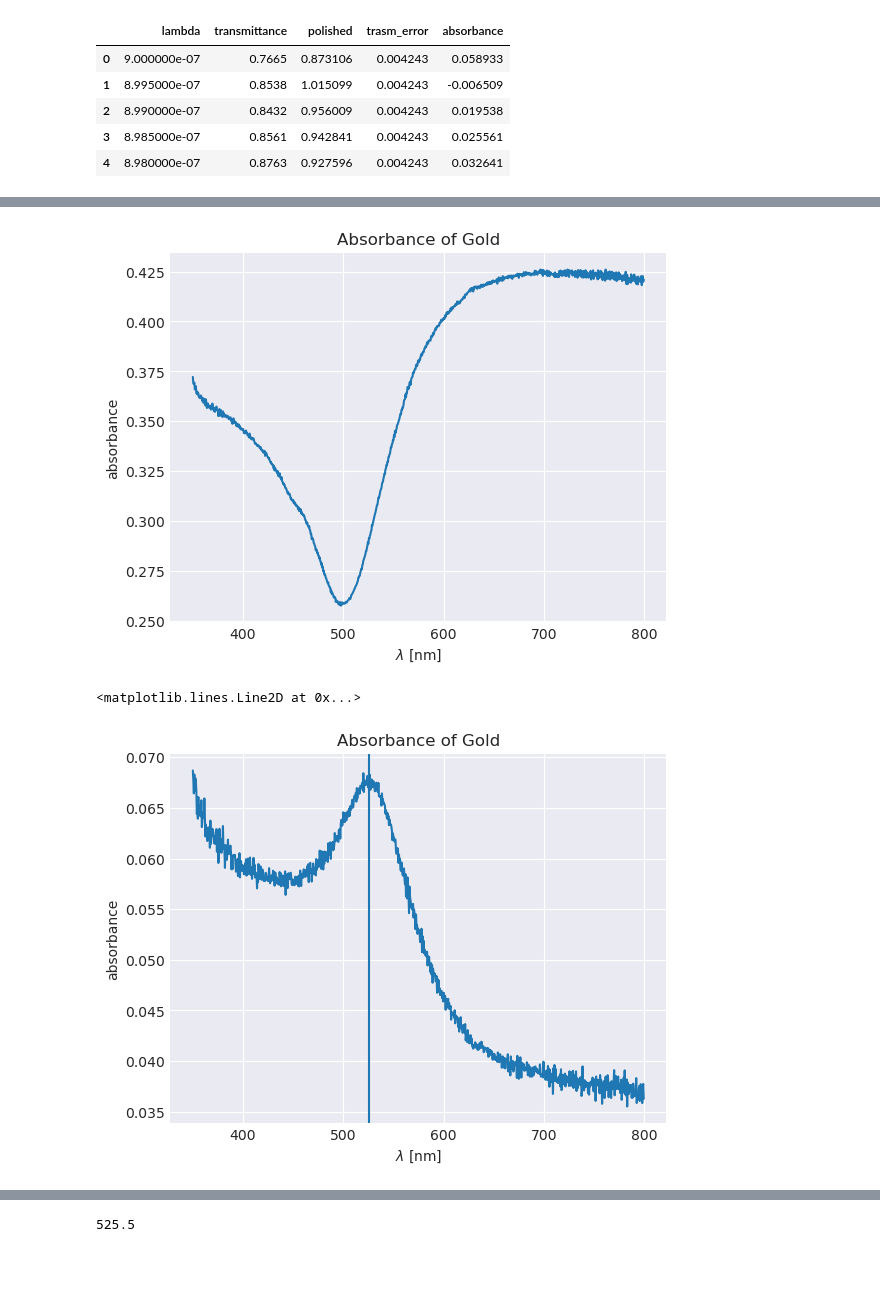
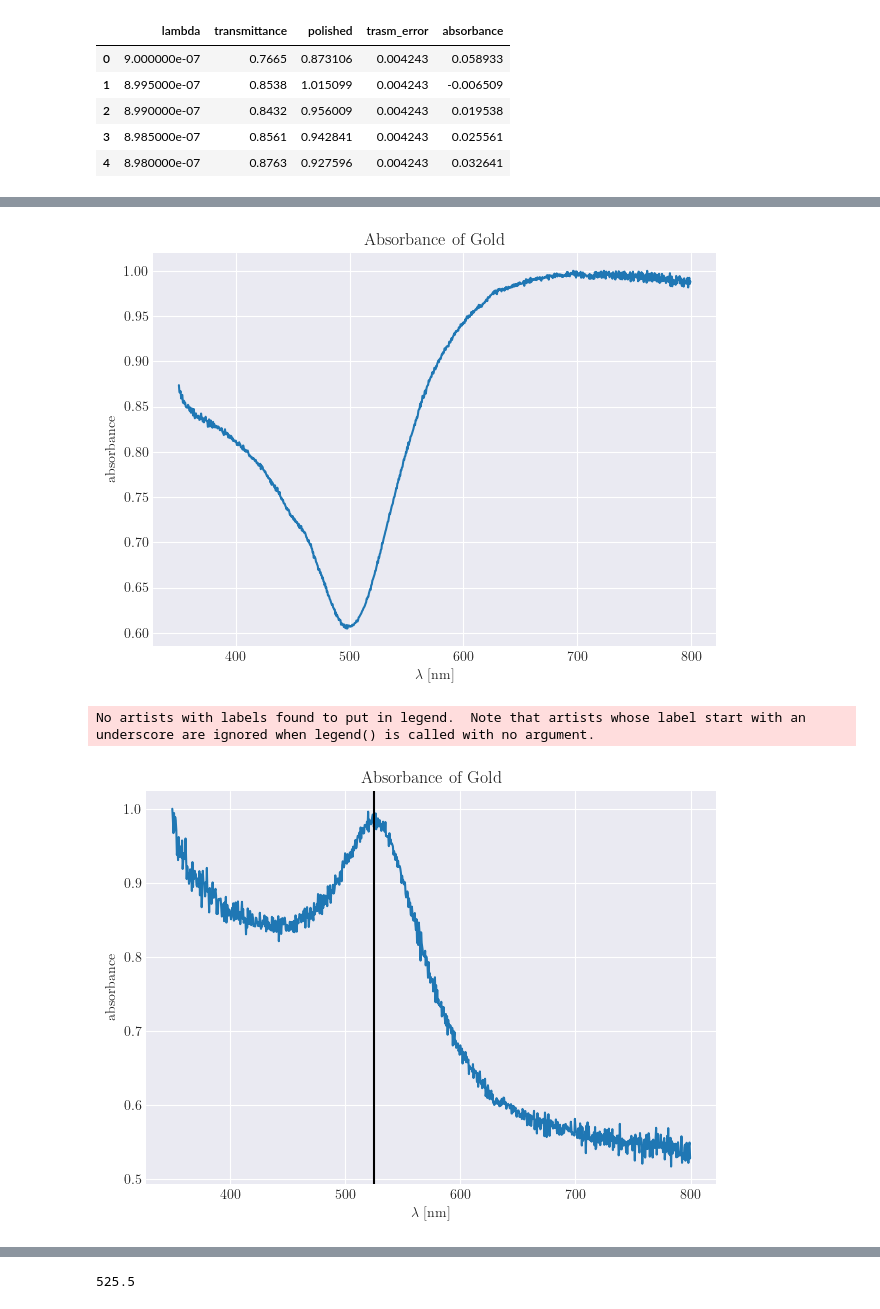
Before and after one commit to RandDouble/lab_mat, a Jupyter notebook: absorbance_graph.ipynb, the cells around one changed output, grey strips where cells are left out. Drawn from its saved outputs; the diff is of its cells as text; code cells hidden in the pictures; blank space fills up the shorter version.

```diff
--- a/absorbance_graph.ipynb
+++ b/absorbance_graph.ipynb
@@ -11,6 +11,12 @@ def absorbance_from_transmittance(x):
     return -np.log10(x)
 
 plt.style.use("seaborn-v0_8-darkgrid")
+plt.rcParams.update({
+    "text.usetex": True,
+    "font.family" : "mathptmx",
+    "svg.fonttype" : "none",
+    }
+)
 # %% [markdown]
 # Immagini 31 Maggio Vetro
 
@@ -39,10 +45,11 @@ data_1.head()
 # %%
 def graph(dat):
     filtered = dat[(dat["lambda"] > 300e-9) & (dat["lambda"] < 800e-9)]
-    plt.plot(filtered["lambda"] * 1e9, filtered["absorbance"])
+    plt.plot(filtered["lambda"] * 1e9, filtered["absorbance"] / filtered["absorbance"].max(), label = "data")
     plt.title("Absorbance of Gold")
     plt.xlabel(r"$\lambda$ [nm]")
     plt.ylabel("absorbance")
+    plt.legend()
 
 graph(data_1)
 # %% [output]
@@ -56,22 +63,34 @@ graph(data_3)
 # %%
 data_4 = pd.read_csv("./data/31-05_spettrofotometro/ELAB/Oro4_Vetro_1.csv")
 data_4["absorbance"] = absorbance_from_transmittance(data_4["polished"])
-graph(data_4)
+graph(data_4 )
 # %% [output]
-[figure, old version]
+[figure, new version]
 # %%
 from scipy.signal import savgol_filter
+
 data_8 = pd.read_csv("./data/31-05_spettrofotometro/ELAB/Oro8_Vetro_1.csv")
 data_8["absorbance"] = absorbance_from_transmittance(data_8["polished"])
 graph(data_8)
-pos_post = savgol_filter(data_8[(data_8["lambda"]>400e-9) & (data_8["lambda"]<800e-9)]["absorbance"], 51 , 3).argmax()
 
-plt.axvline(data_8[(data_8["lambda"]>400e-9) & (data_8["lambda"]<800e-9)].iloc[pos_post]["lambda"] * 1e9)
+pos_post = savgol_filter(
+    data_8[(data_8["lambda"] > 400e-9) & (data_8["lambda"] < 800e-9)]["absorbance"],
+    51,
+    3,
+).argmax()
 
-# plt.savefig(
-#     "Immagine_Plasmone_Vetro.eps",
-#     format= "eps"
-# )
+plt.axvline(
+    data_8[(data_8["lambda"] > 400e-9) & (data_8["lambda"] < 800e-9)].iloc[pos_post][
+        "lambda"
+    ]
+    * 1e9,
+    c="k",
+)
+
+plt.savefig(
+    "Immagine_Plasmone_Vetro.svg",
+    format= "svg"
+)
 # %% [output]
-<matplotlib.lines.Line2D at 0x...>
+No artists with labels found to put in legend.  Note that artists whose label start with an underscore are ignored when legend() is called with no argument.
-[figure, old version]
+[figure, new version]
```
Also changed, not shown: parts of 8 cells of this notebook, 9 other files.
